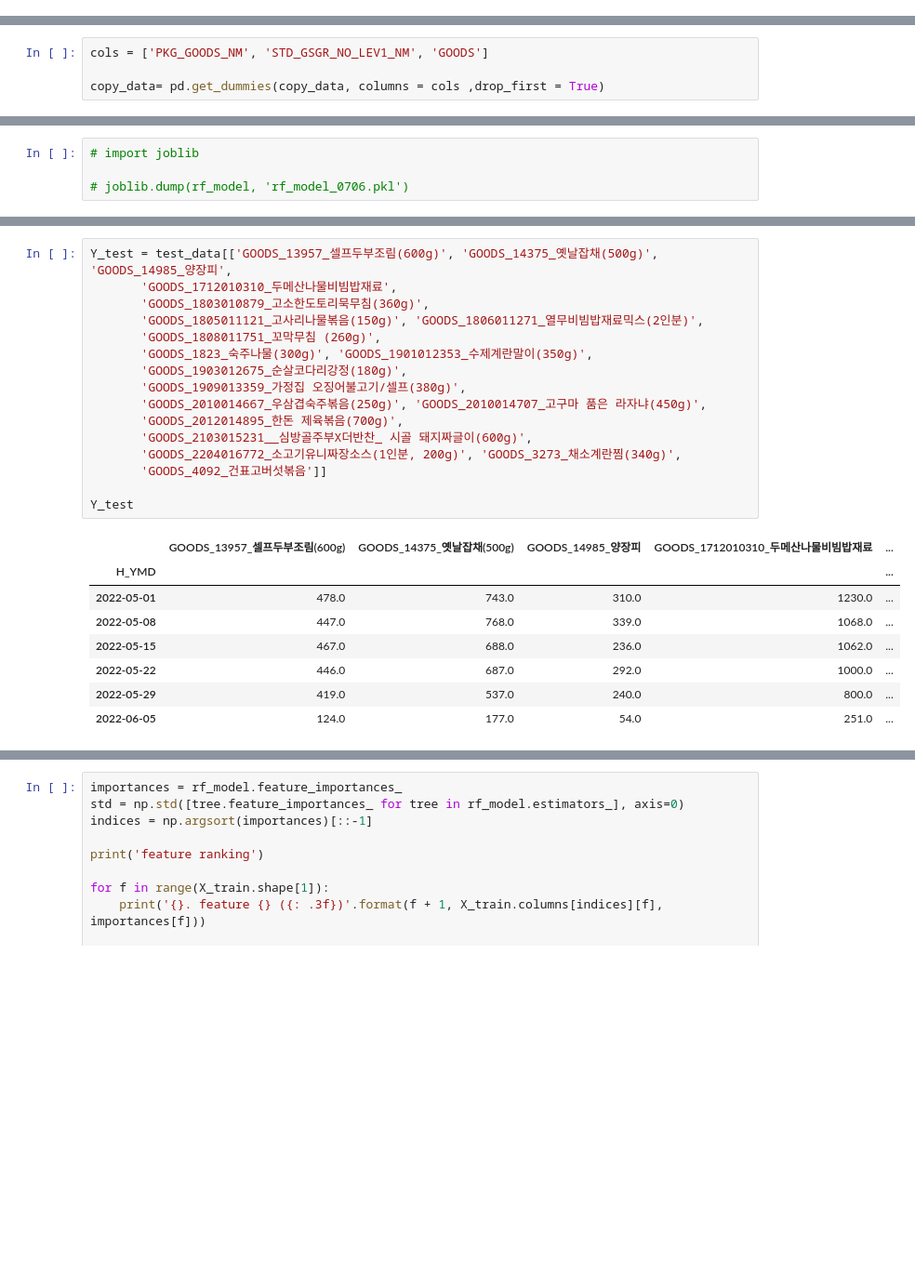
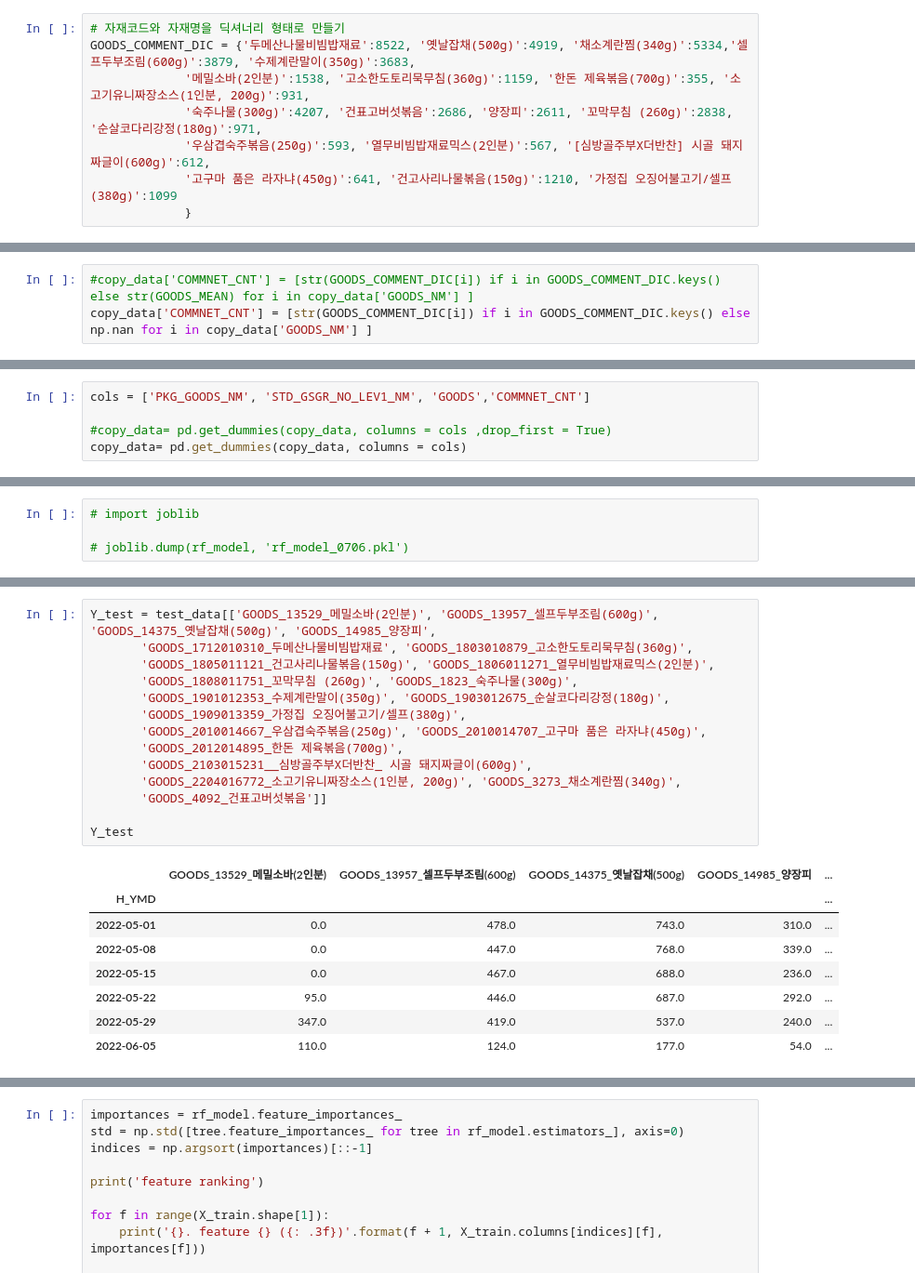
Before and after one commit to olsunghyun0416/Dongwon_Project, a Jupyter notebook: 더반찬_주문량예측.ipynb, the cells around one changed output, grey strips where cells are left out. Shown: that part at 93% size. Saved outputs shown, nothing was run; the diff lists cells and outputs as text; blank space fills up the shorter version.

Commit message:
데이터 가변수화 진행시 drop_col 진행 안함

```diff
--- a/더반찬_주문량예측.ipynb
+++ b/더반찬_주문량예측.ipynb
@@ -231,3 +231,11 @@ GOODS_DIC = {'171201310' : '두메산나물비빔밥재료', '14375':	'옛날잡
              '2010014667':'우삼겹숙주볶음(250g)', '1806011271':'열무비빔밥재료믹스(2인분)', '2103015231':'[심방골주부X더반찬] 시골 돼지짜글이(600g)',
              '2010014707':'고구마 품은 라자냐(450g)', '1805011121':'건고사리나물볶음(150g)', '1909013359':'가정집 오징어불고기/셀프(380g)'
              }
+# %%
+# 자재코드와 자재명을 딕셔너리 형태로 만들기
+GOODS_COMMENT_DIC = {'두메산나물비빔밥재료':8522, '옛날잡채(500g)':4919, '채소계란찜(340g)':5334,'셀프두부조림(600g)':3879, '수제계란말이(350g)':3683,
+             '메밀소바(2인분)':1538, '고소한도토리묵무침(360g)':1159, '한돈 제육볶음(700g)':355, '소고기유니짜장소스(1인분, 200g)':931,
+             '숙주나물(300g)':4207, '건표고버섯볶음':2686, '양장피':2611, '꼬막무침 (260g)':2838, '순살코다리강정(180g)':971,
+             '우삼겹숙주볶음(250g)':593, '열무비빔밥재료믹스(2인분)':567, '[심방골주부X더반찬] 시골 돼지짜글이(600g)':612,
+             '고구마 품은 라자냐(450g)':641, '건고사리나물볶음(150g)':1210, '가정집 오징어불고기/셀프(380g)':1099
+             }
@@ -233,0 +244,3 @@ GOODS_DIC = {'171201310' : '두메산나물비빔밥재료', '14375':	'옛날잡
+# %%
+#copy_data['COMMNET_CNT'] = [str(GOODS_COMMENT_DIC[i]) if i in GOODS_COMMENT_DIC.keys() else str(GOODS_MEAN) for i in copy_data['GOODS_NM'] ]
+copy_data['COMMNET_CNT'] = [str(GOODS_COMMENT_DIC[i]) if i in GOODS_COMMENT_DIC.keys() else np.nan for i in copy_data['GOODS_NM'] ]
@@ -722,9 +776,10 @@ memory usage: 66.3+ MB
 # %% [markdown]
 ### 2.3 가변수화
 # %%
-cols = ['PKG_GOODS_NM', 'STD_GSGR_NO_LEV1_NM', 'GOODS']
+cols = ['PKG_GOODS_NM', 'STD_GSGR_NO_LEV1_NM', 'GOODS','COMMNET_CNT']
 
-copy_data= pd.get_dummies(copy_data, columns = cols ,drop_first = True)
+#copy_data= pd.get_dummies(copy_data, columns = cols ,drop_first = True)
+copy_data= pd.get_dummies(copy_data, columns = cols)
 # %% [markdown]
 ### 2.4 주 별 데이터로 묶기
 # %%
@@ -1016,26 +1098,24 @@ y_test
 # %%
-Y_test = test_data[['GOODS_13957_셀프두부조림(600g)', 'GOODS_14375_옛날잡채(500g)', 'GOODS_14985_양장피',
-       'GOODS_1712010310_두메산나물비빔밥재료',
-       'GOODS_1803010879_고소한도토리묵무침(360g)',
-       'GOODS_1805011121_고사리나물볶음(150g)', 'GOODS_1806011271_열무비빔밥재료믹스(2인분)',
-       'GOODS_1808011751_꼬막무침 (260g)',
-       'GOODS_1823_숙주나물(300g)', 'GOODS_1901012353_수제계란말이(350g)',
-       'GOODS_1903012675_순살코다리강정(180g)',
+Y_test = test_data[['GOODS_13529_메밀소바(2인분)', 'GOODS_13957_셀프두부조림(600g)', 'GOODS_14375_옛날잡채(500g)', 'GOODS_14985_양장피',
+       'GOODS_1712010310_두메산나물비빔밥재료', 'GOODS_1803010879_고소한도토리묵무침(360g)',
+       'GOODS_1805011121_건고사리나물볶음(150g)', 'GOODS_1806011271_열무비빔밥재료믹스(2인분)',
+       'GOODS_1808011751_꼬막무침 (260g)', 'GOODS_1823_숙주나물(300g)',
+       'GOODS_1901012353_수제계란말이(350g)', 'GOODS_1903012675_순살코다리강정(180g)',
        'GOODS_1909013359_가정집 오징어불고기/셀프(380g)',
        'GOODS_2010014667_우삼겹숙주볶음(250g)', 'GOODS_2010014707_고구마 품은 라자냐(450g)',
        'GOODS_2012014895_한돈 제육볶음(700g)',
        'GOODS_2103015231__심방골주부X더반찬_ 시골 돼지짜글이(600g)',
        'GOODS_2204016772_소고기유니짜장소스(1인분, 200g)', 'GOODS_3273_채소계란찜(340g)',
        'GOODS_4092_건표고버섯볶음']]
 
 Y_test
 # %% [output]
-|  | GOODS_13957_셀프두부조림(600g) | GOODS_14375_옛날잡채(500g) | GOODS_14985_양장피 | GOODS_1712010310_두메산나물비빔밥재료 | ... |
+|  | GOODS_13529_메밀소바(2인분) | GOODS_13957_셀프두부조림(600g) | GOODS_14375_옛날잡채(500g) | GOODS_14985_양장피 | ... |
 | H_YMD |  |  |  |  | ... |
-| 2022-05-01 | 478.0 | 743.0 | 310.0 | 1230.0 | ... |
-| 2022-05-08 | 447.0 | 768.0 | 339.0 | 1068.0 | ... |
-| 2022-05-15 | 467.0 | 688.0 | 236.0 | 1062.0 | ... |
-| 2022-05-22 | 446.0 | 687.0 | 292.0 | 1000.0 | ... |
-| 2022-05-29 | 419.0 | 537.0 | 240.0 | 800.0 | ... |
-| 2022-06-05 | 124.0 | 177.0 | 54.0 | 251.0 | ... |
+| 2022-05-01 | 0.0 | 478.0 | 743.0 | 310.0 | ... |
+| 2022-05-08 | 0.0 | 447.0 | 768.0 | 339.0 | ... |
+| 2022-05-15 | 0.0 | 467.0 | 688.0 | 236.0 | ... |
+| 2022-05-22 | 95.0 | 446.0 | 687.0 | 292.0 | ... |
+| 2022-05-29 | 347.0 | 419.0 | 537.0 | 240.0 | ... |
+| 2022-06-05 | 110.0 | 124.0 | 177.0 | 54.0 | ... |
 # %%
```
Also changed, not shown: parts of 28 cells of this notebook.
